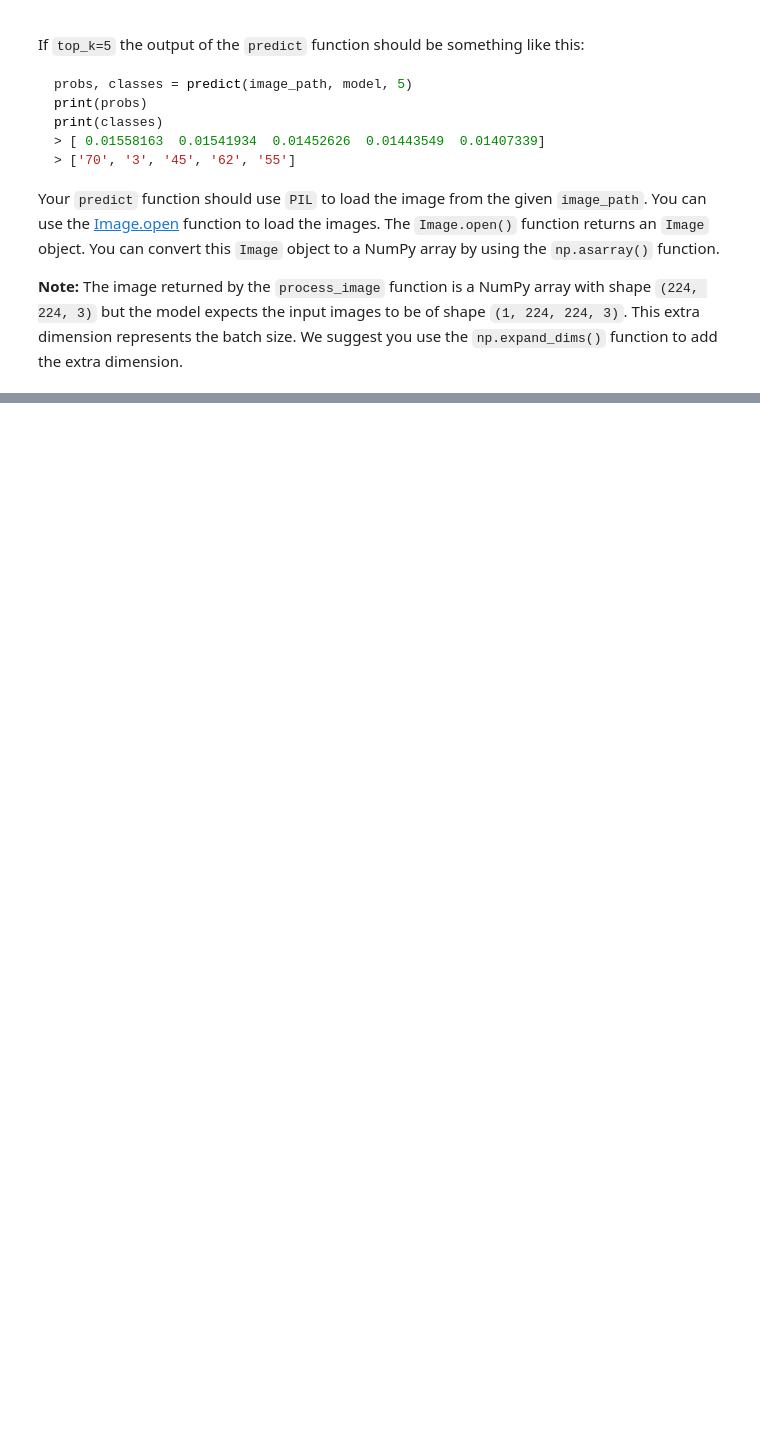
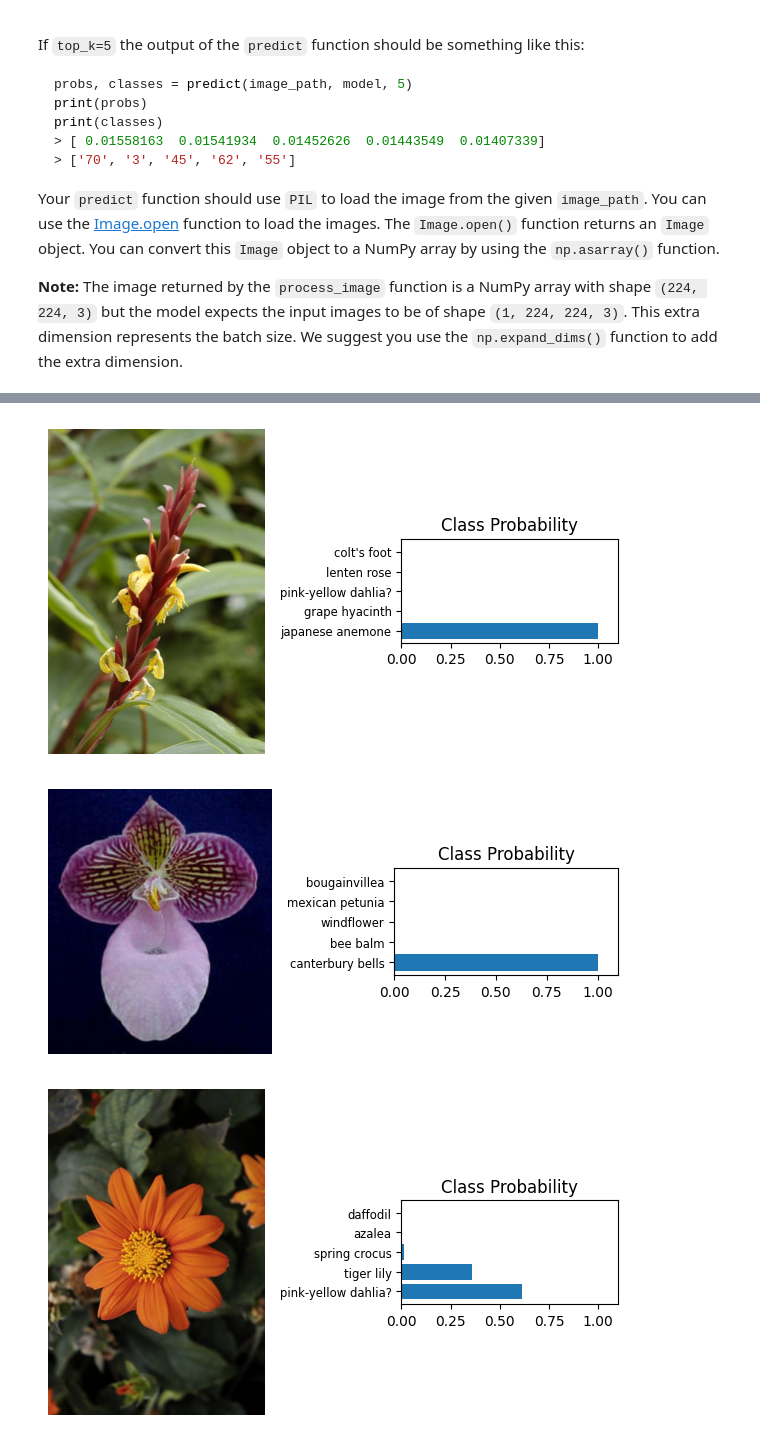
Before and after one commit to bigboy92/fend-matching-game, a Jupyter notebook: Project_Image_Classifier_Project.ipynb, the cells around one changed output, grey strips where cells are left out. Cells and saved outputs as stored; diff of their text form; code cells hidden in the pictures; blank space fills up the shorter version.

```diff
--- a/Project_Image_Classifier_Project.ipynb
+++ b/Project_Image_Classifier_Project.ipynb
@@ -483,0 +379,7 @@ print("Top classes:", classes)
+# %%
+# TODO: Create the process_image function
+def preprocess_image_for_inference(image, target_size=(224, 224)):
+    image_tensor = tf.convert_to_tensor(image)
+    image_tensor = tf.image.resize(image_tensor, target_size)
+    image_tensor = tf.cast(image_tensor, tf.float32) / 255.0
+    return image_tensor.numpy()
@@ -590,3 +450,28 @@ print("Top classes:", classes)
+# %%
+# TODO: Create the predict function
+
+def predict_and_plot_image(image_path, model):
+    ps, classes = predict(image_path, model)
+
+    im = Image.open(image_path)
+    image_arr = np.asarray(im)
+
+    fig, (ax1, ax2) = plt.subplots(figsize=(6, 9), ncols=2)
+    ax1.imshow(image_arr, cmap=plt.cm.binary)
+    ax1.axis('off')
+
+    ax2.barh(np.arange(len(ps)), ps)
+    ax2.set_aspect(0.1)
+    ax2.set_yticks(np.arange(len(ps)))
+
+    class_names_list = []
+    for class_key in classes:
+        class_names_list.append(label_map.get(class_key, f"Unknown class {class_key}"))
+
+    ax2.set_yticklabels(class_names_list, size='small')
+    ax2.set_title('Class Probability')
+    ax2.set_xlim(0, 1.1)
+    plt.tight_layout()
 # %% [markdown]
 # Sanity Check
 
@@ -647,0 +490,7 @@ def plot_predictions(image_path, model, class_names, top_k=5):
+# %%
+# TODO: Plot the input image along with the top 5 classes
+predict_and_plot_image('./test_images/cautleya_spicata.jpg', model)
+predict_and_plot_image('./test_images/hard-leaved_pocket_orchid.jpg', model)
+predict_and_plot_image('./test_images/orange_dahlia.jpg', model)
+predict_and_plot_image('./test_images/wild_pansy.jpg', model)
+# %% [output]
@@ -647,0 +501,3 @@ def plot_predictions(image_path, model, class_names, top_k=5):
+[figure, added]
+[figure, added]
+[figure, added]
```
Also changed, not shown: parts of 30 cells of this notebook.
